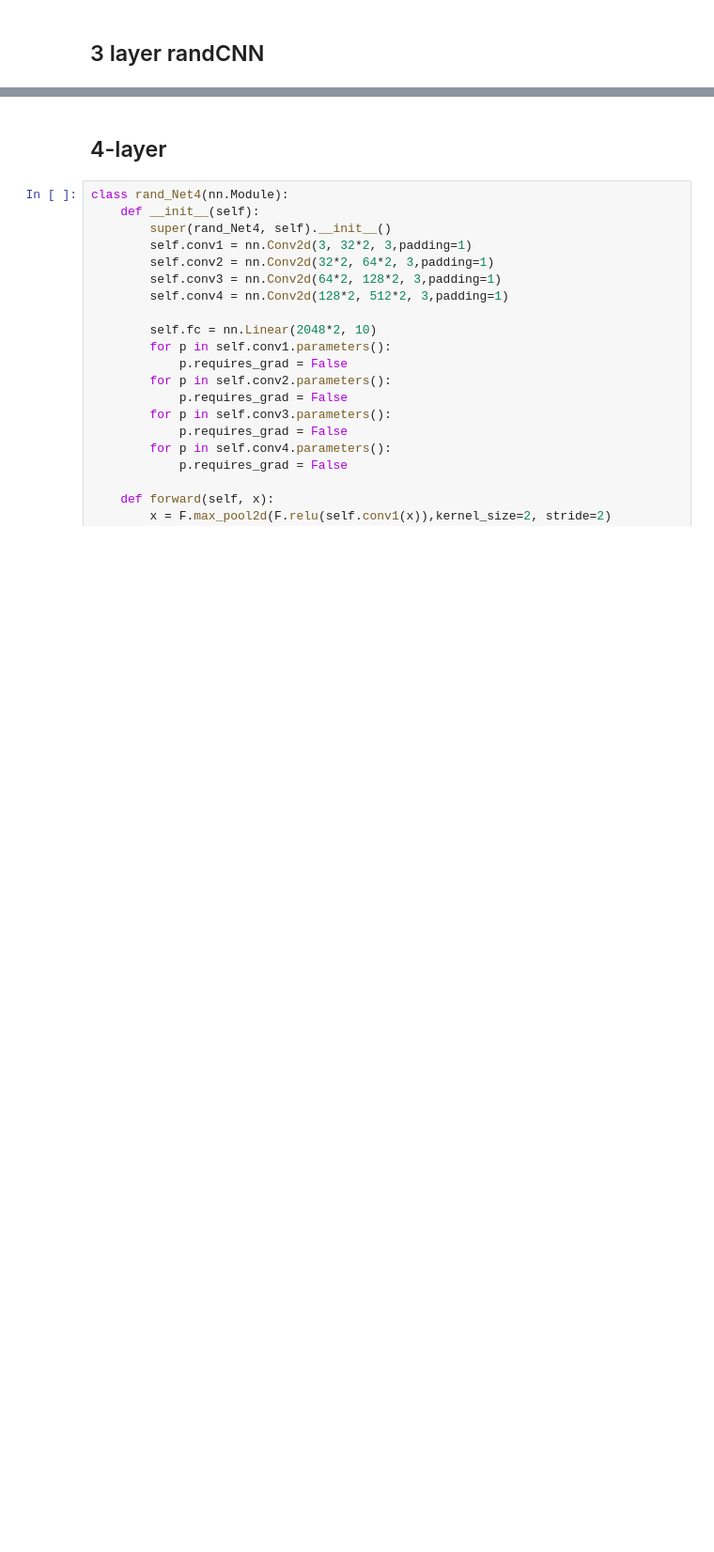
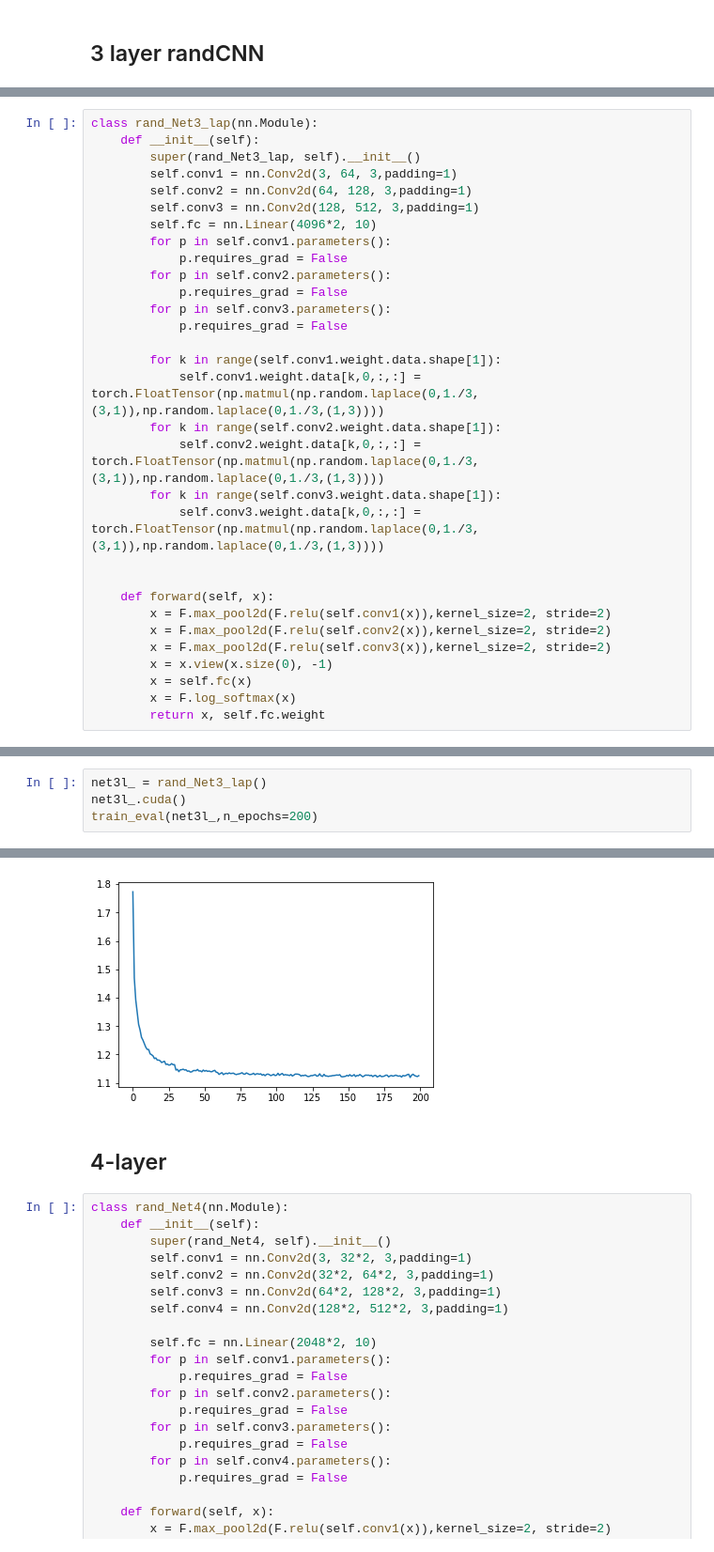
Before and after one commit to yukimasano/randCNN, a Jupyter notebook: cifar10.ipynb, the cells around one changed output, grey strips where cells are left out. Shown at 94% size. Drawn from its saved outputs; the diff is of its cells as text; blank space fills up the shorter version.

Commit message:
laplace works

```diff
--- a/cifar10.ipynb
+++ b/cifar10.ipynb
@@ -155,0 +174,31 @@ Accuracy of truck : 51 %
+# %%
+class rand_Net3_lap(nn.Module):
+    def __init__(self):
+        super(rand_Net3_lap, self).__init__()
+        self.conv1 = nn.Conv2d(3, 64, 3,padding=1)
+        self.conv2 = nn.Conv2d(64, 128, 3,padding=1)
+        self.conv3 = nn.Conv2d(128, 512, 3,padding=1)
+        self.fc = nn.Linear(4096*2, 10)
+        for p in self.conv1.parameters():
+            p.requires_grad = False
+        for p in self.conv2.parameters():
+            p.requires_grad = False
+        for p in self.conv3.parameters():
+            p.requires_grad = False
+
+        for k in range(self.conv1.weight.data.shape[1]):
+            self.conv1.weight.data[k,0,:,:] = torch.FloatTensor(np.matmul(np.random.laplace(0,1./3,(3,1)),np.random.laplace(0,1./3,(1,3))))
+        for k in range(self.conv2.weight.data.shape[1]):
+            self.conv2.weight.data[k,0,:,:] = torch.FloatTensor(np.matmul(np.random.laplace(0,1./3,(3,1)),np.random.laplace(0,1./3,(1,3))))
+        for k in range(self.conv3.weight.data.shape[1]):
+            self.conv3.weight.data[k,0,:,:] = torch.FloatTensor(np.matmul(np.random.laplace(0,1./3,(3,1)),np.random.laplace(0,1./3,(1,3))))
+
+
+    def forward(self, x):
+        x = F.max_pool2d(F.relu(self.conv1(x)),kernel_size=2, stride=2)
+        x = F.max_pool2d(F.relu(self.conv2(x)),kernel_size=2, stride=2)
+        x = F.max_pool2d(F.relu(self.conv3(x)),kernel_size=2, stride=2)
+        x = x.view(x.size(0), -1)
+        x = self.fc(x)
+        x = F.log_softmax(x)
+        return x, self.fc.weight
@@ -155,0 +227,5 @@ Accuracy of truck : 51 %
+# %%
+net3l_ = rand_Net3_lap()
+net3l_.cuda()
+train_eval(net3l_,n_epochs=200)
+# %% [output]
@@ -156,3 +249,4 @@ Accuracy of truck : 51 %
+[figure, added]
 # %% [markdown]
 ## 4-layer
 # %%
```
Also changed, not shown: parts of 13 cells of this notebook.
